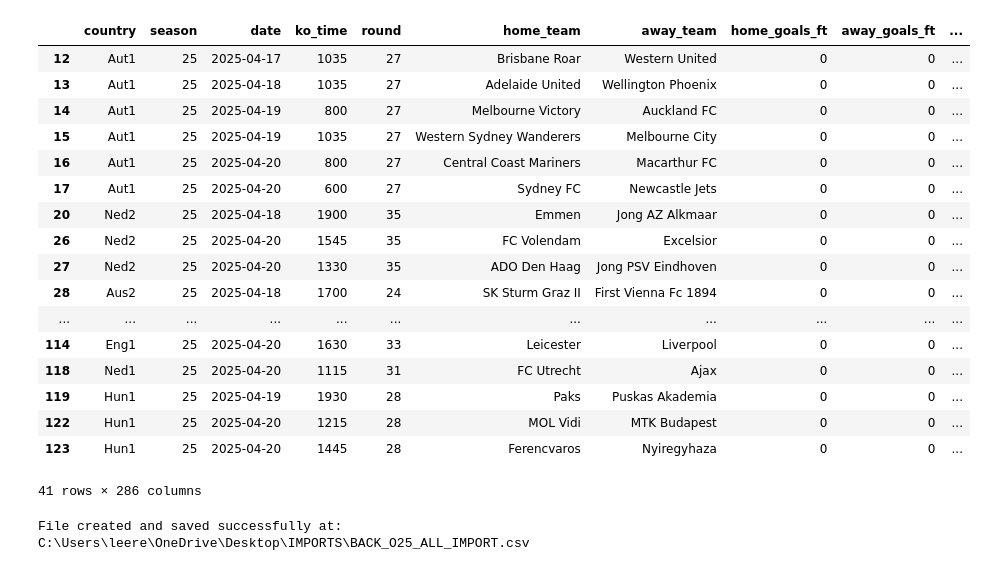
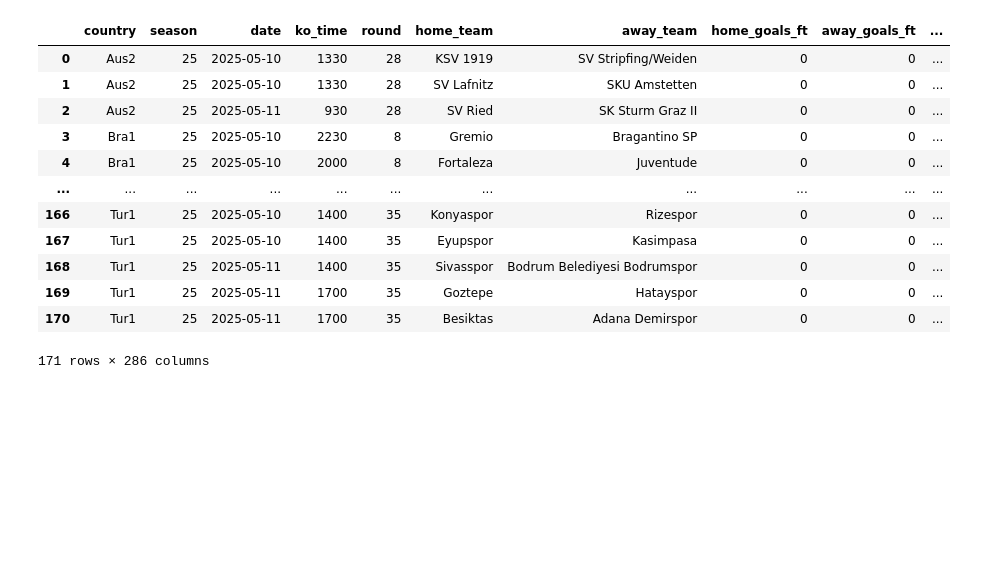
Before and after one commit to Lreps90/Football_ML, a Jupyter notebook: Goals/Goals_v3/2.5_predict.ipynb, the cells around one changed output. Cells and saved outputs as stored; diff of their text form; code cells hidden in the pictures; blank space fills up the shorter version.

```diff
--- a/Goals/Goals_v3/2.5_predict.ipynb
+++ b/Goals/Goals_v3/2.5_predict.ipynb
@@ -4,7 +4,7 @@ from datetime import datetime
 import numpy as np
 # %%
 # Set end_period as a date object.
-end_period = pd.to_datetime("2025-04-20").date()
+end_period = pd.to_datetime("2025-05-11").date()
 # %%
 # Path to the .xls file
 file_path = r"C:\Users\leere\OneDrive\Desktop\RAW DATA\ml_goals.xls"
@@ -933,4 +835,4 @@ import function_library as fl
 import importlib
 importlib.reload(fl)
 
-positive_pred = fl.team_name_map(positive_pred)
+predictions = fl.team_name_map(predictions)
@@ -948,25 +839,31 @@ See the caveats in the documentation: https://pandas.pydata.org/pandas-docs/stab
 # %%
-positive_pred
+predictions
 # %% [output]
 |  | country | season | date | ko_time | round | home_team | away_team | home_goals_ft | away_goals_ft | ... |
-| 12 | Aut1 | 25 | 2025-04-17 | 1035 | 27 | Brisbane Roar | Western United | 0 | 0 | ... |
-| 13 | Aut1 | 25 | 2025-04-18 | 1035 | 27 | Adelaide United | Wellington Phoenix | 0 | 0 | ... |
-| 14 | Aut1 | 25 | 2025-04-19 | 800 | 27 | Melbourne Victory | Auckland FC | 0 | 0 | ... |
-| 15 | Aut1 | 25 | 2025-04-19 | 1035 | 27 | Western Sydney Wanderers | Melbourne City | 0 | 0 | ... |
-| 16 | Aut1 | 25 | 2025-04-20 | 800 | 27 | Central Coast Mariners | Macarthur FC | 0 | 0 | ... |
-| 17 | Aut1 | 25 | 2025-04-20 | 600 | 27 | Sydney FC | Newcastle Jets | 0 | 0 | ... |
-| 20 | Ned2 | 25 | 2025-04-18 | 1900 | 35 | Emmen | Jong AZ Alkmaar | 0 | 0 | ... |
-| 26 | Ned2 | 25 | 2025-04-20 | 1545 | 35 | FC Volendam | Excelsior | 0 | 0 | ... |
-| 27 | Ned2 | 25 | 2025-04-20 | 1330 | 35 | ADO Den Haag | Jong PSV Eindhoven | 0 | 0 | ... |
-| 28 | Aus2 | 25 | 2025-04-18 | 1700 | 24 | SK Sturm Graz II | First Vienna Fc 1894 | 0 | 0 | ... |
+| 0 | Aus2 | 25 | 2025-05-10 | 1330 | 28 | KSV 1919 | SV Stripfing/Weiden | 0 | 0 | ... |
+| 1 | Aus2 | 25 | 2025-05-10 | 1330 | 28 | SV Lafnitz | SKU Amstetten | 0 | 0 | ... |
+| 2 | Aus2 | 25 | 2025-05-11 | 930 | 28 | SV Ried | SK Sturm Graz II | 0 | 0 | ... |
+| 3 | Bra1 | 25 | 2025-05-10 | 2230 | 8 | Gremio | Bragantino SP | 0 | 0 | ... |
+| 4 | Bra1 | 25 | 2025-05-10 | 2000 | 8 | Fortaleza | Juventude | 0 | 0 | ... |
 | ... | ... | ... | ... | ... | ... | ... | ... | ... | ... | ... |
-| 114 | Eng1 | 25 | 2025-04-20 | 1630 | 33 | Leicester | Liverpool | 0 | 0 | ... |
-| 118 | Ned1 | 25 | 2025-04-20 | 1115 | 31 | FC Utrecht | Ajax | 0 | 0 | ... |
-| 119 | Hun1 | 25 | 2025-04-19 | 1930 | 28 | Paks | Puskas Akademia | 0 | 0 | ... |
-| 122 | Hun1 | 25 | 2025-04-20 | 1215 | 28 | MOL Vidi | MTK Budapest | 0 | 0 | ... |
-| 123 | Hun1 | 25 | 2025-04-20 | 1445 | 28 | Ferencvaros | Nyiregyhaza | 0 | 0 | ... |
+| 166 | Tur1 | 25 | 2025-05-10 | 1400 | 35 | Konyaspor | Rizespor | 0 | 0 | ... |
+| 167 | Tur1 | 25 | 2025-05-10 | 1400 | 35 | Eyupspor | Kasimpasa | 0 | 0 | ... |
+| 168 | Tur1 | 25 | 2025-05-11 | 1400 | 35 | Sivasspor | Bodrum Belediyesi Bodrumspor | 0 | 0 | ... |
+| 169 | Tur1 | 25 | 2025-05-11 | 1700 | 35 | Goztepe | Hatayspor | 0 | 0 | ... |
+| 170 | Tur1 | 25 | 2025-05-11 | 1700 | 35 | Besiktas | Adana Demirspor | 0 | 0 | ... |
-41 rows × 286 columns
+171 rows × 286 columns
 # %%
-fl.create_import_file(positive_pred, r"C:\Users\leere\OneDrive\Desktop\IMPORTS\BACK_O25_ALL_IMPORT.csv", provider="lay_all_u25", market_name="Over/Under 2.5 Goals", selection_name="Over 2.5 Goals")
+# Create Match column
+match_df = predictions['home_team'] + ' v ' + predictions['away_team']
+
+# Create the output DataFrame
+output_df = pd.DataFrame({
+    'EventName': match_df,
+    'Provider': "back_25_by_league",
+    'MarketName': "Over/Under 2.5 Goals",
+    'SelectionName': "Over 2.5 Goals",
+    "MinPrice": (1.0 / predictions['prediction_proba']).round(2)
+})
+
+# Save to CSV file
+output_df.to_csv(r"C:\Users\leere\OneDrive\Desktop\IMPORTS\BACK_O25_ALL_IMPORT.csv", index=False)
-# %% [output]
-File created and saved successfully at: C:\Users\leere\OneDrive\Desktop\IMPORTS\BACK_O25_ALL_IMPORT.csv
```
Also changed, not shown: parts of 6 cells of this notebook, 17 other files.
